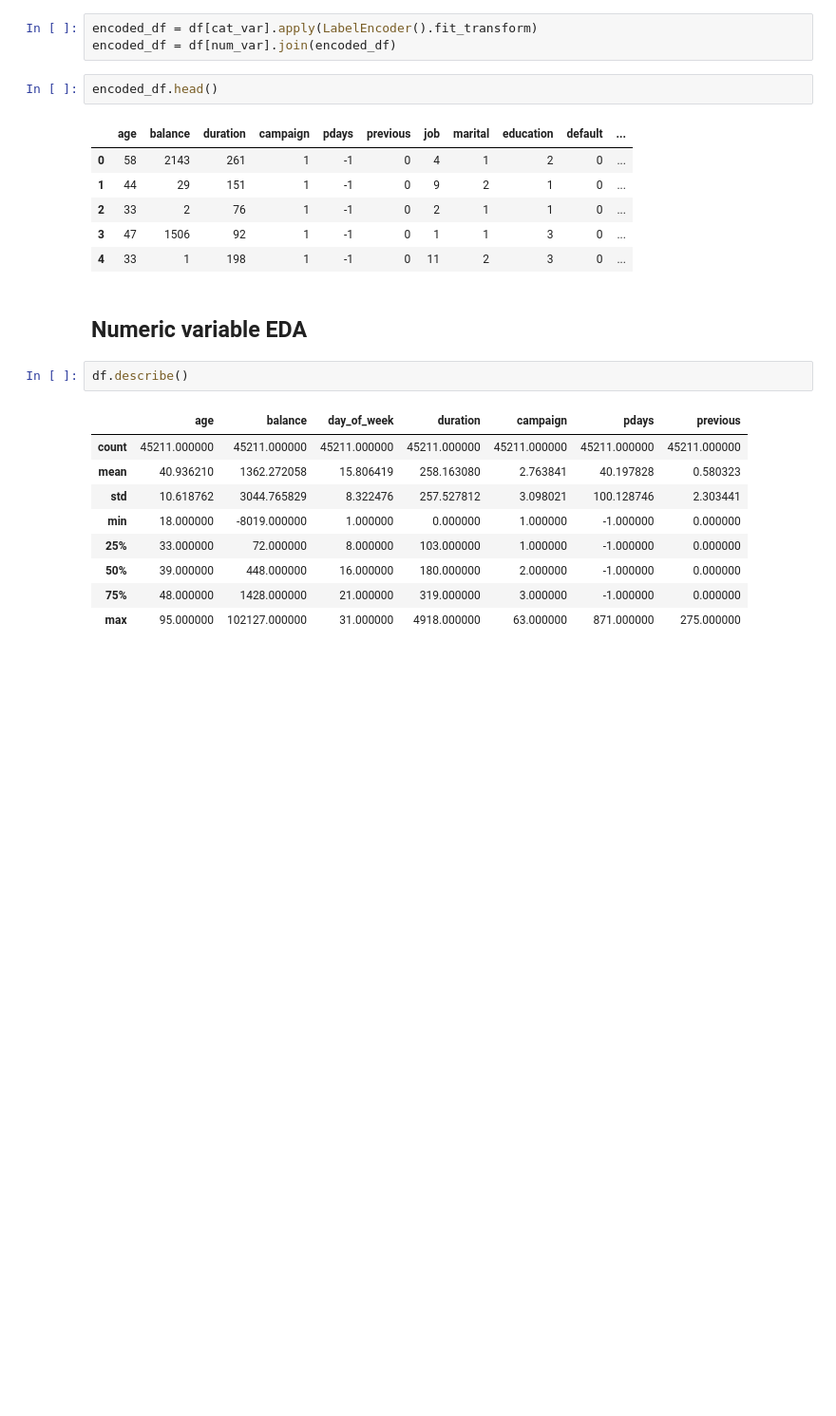
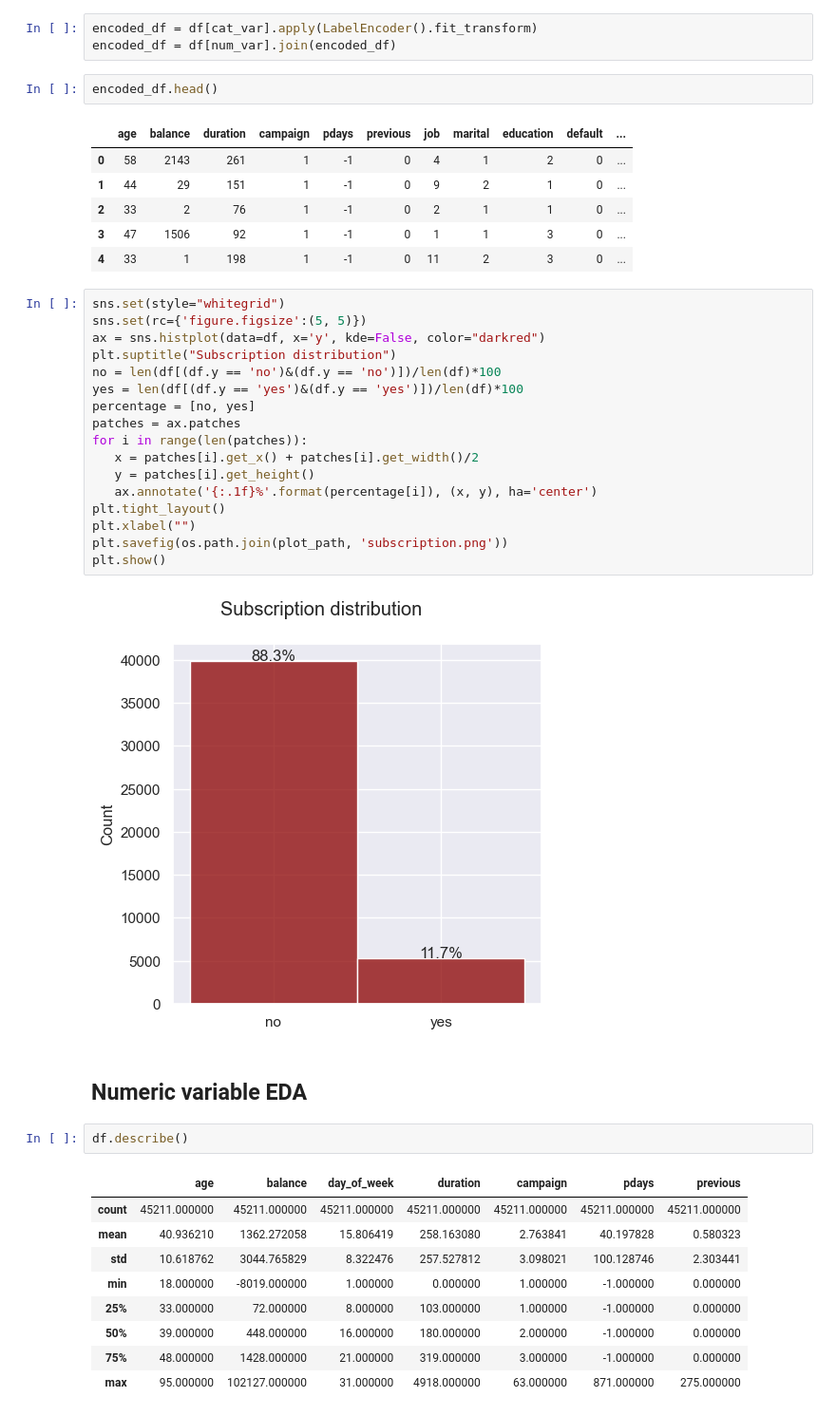
Before and after one commit to Tinahan789/rocket_case_study, a Jupyter notebook: notebooks/bank_marketing_eda.ipynb, the cells around one changed output. Shown: that part at 95% size. Cells and saved outputs as stored; diff of their text form; blank space fills up the shorter version.

```diff
--- a/notebooks/bank_marketing_eda.ipynb
+++ b/notebooks/bank_marketing_eda.ipynb
@@ -109,6 +140,25 @@ encoded_df.head()
 | 2 | 33 | 2 | 76 | 1 | -1 | 0 | 2 | 1 | 1 | 0 | ... |
 | 3 | 47 | 1506 | 92 | 1 | -1 | 0 | 1 | 1 | 3 | 0 | ... |
 | 4 | 33 | 1 | 198 | 1 | -1 | 0 | 11 | 2 | 3 | 0 | ... |
+# %%
+sns.set(style="whitegrid")
+sns.set(rc={'figure.figsize':(5, 5)})
+ax = sns.histplot(data=df, x='y', kde=False, color="darkred")
+plt.suptitle("Subscription distribution")
+no = len(df[(df.y == 'no')&(df.y == 'no')])/len(df)*100
+yes = len(df[(df.y == 'yes')&(df.y == 'yes')])/len(df)*100
+percentage = [no, yes]
+patches = ax.patches
+for i in range(len(patches)):
+   x = patches[i].get_x() + patches[i].get_width()/2
+   y = patches[i].get_height()
+   ax.annotate('{:.1f}%'.format(percentage[i]), (x, y), ha='center')
+plt.tight_layout()
+plt.xlabel("")
+plt.savefig(os.path.join(plot_path, 'subscription.png'))
+plt.show()
+# %% [output]
+[figure, added]
 # %% [markdown]
 ## Numeric variable EDA
 # %%
```
Also changed, not shown: parts of 28 cells of this notebook.
